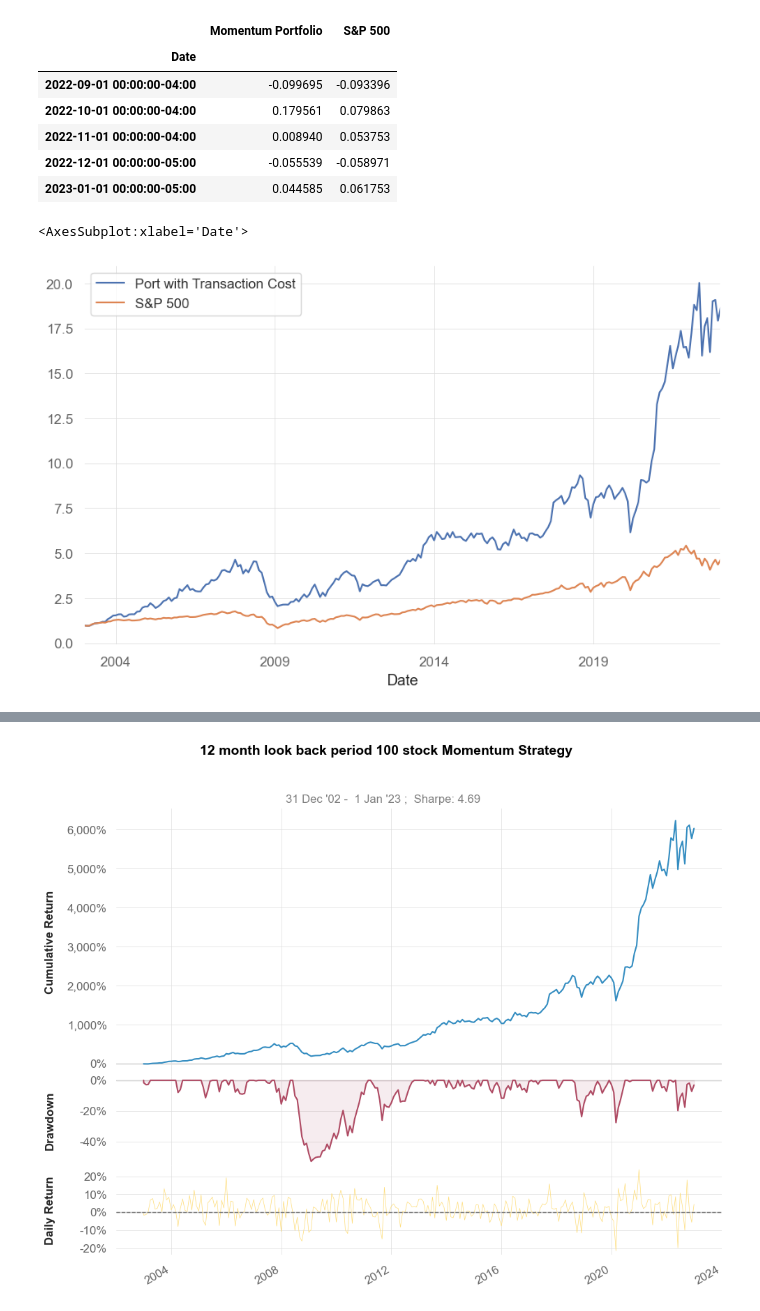
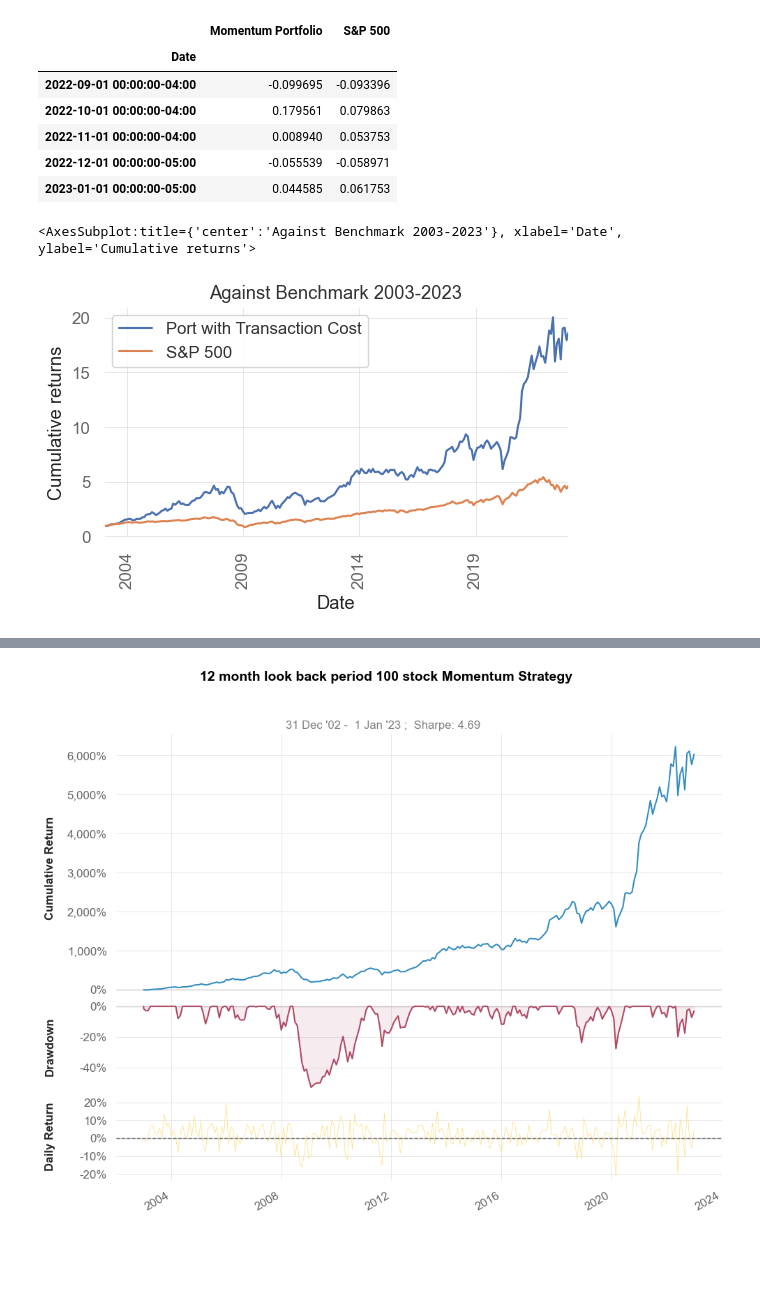
Before and after one commit to Huayonglu/Project-1, a Jupyter notebook: project_1_real.ipynb, the cells around one changed output, grey strips where cells are left out. Saved outputs shown, nothing was run; the diff lists cells and outputs as text; code cells hidden in the pictures; blank space fills up the shorter version.

```diff
--- a/project_1_real.ipynb
+++ b/project_1_real.ipynb
@@ -411,8 +413,8 @@ real_comparison = pd.DataFrame(index=comparison.index)
 
 real_comparison['Port with Transaction Cost'] = comparison['Momentum Portfolio'] - 0.005 # Assume a 0.5% transacation cost each month
 real_comparison['S&P 500'] = comparison['S&P 500']
-# %%
-(1+real_comparison).cumprod().plot()
-# %% [output]
-<AxesSubplot:xlabel='Date'>
-[figure, removed]
+# %%
+(1+real_comparison).cumprod().plot(figsize=[6,3], rot=90, ylabel = 'Cumulative returns', title='Against Benchmark 2003-2023')
+# %% [output]
+<AxesSubplot:title={'center':'Against Benchmark 2003-2023'}, xlabel='Date', ylabel='Cumulative returns'>
+[figure, added]
```
Also changed, not shown: parts of 8 cells of this notebook.
